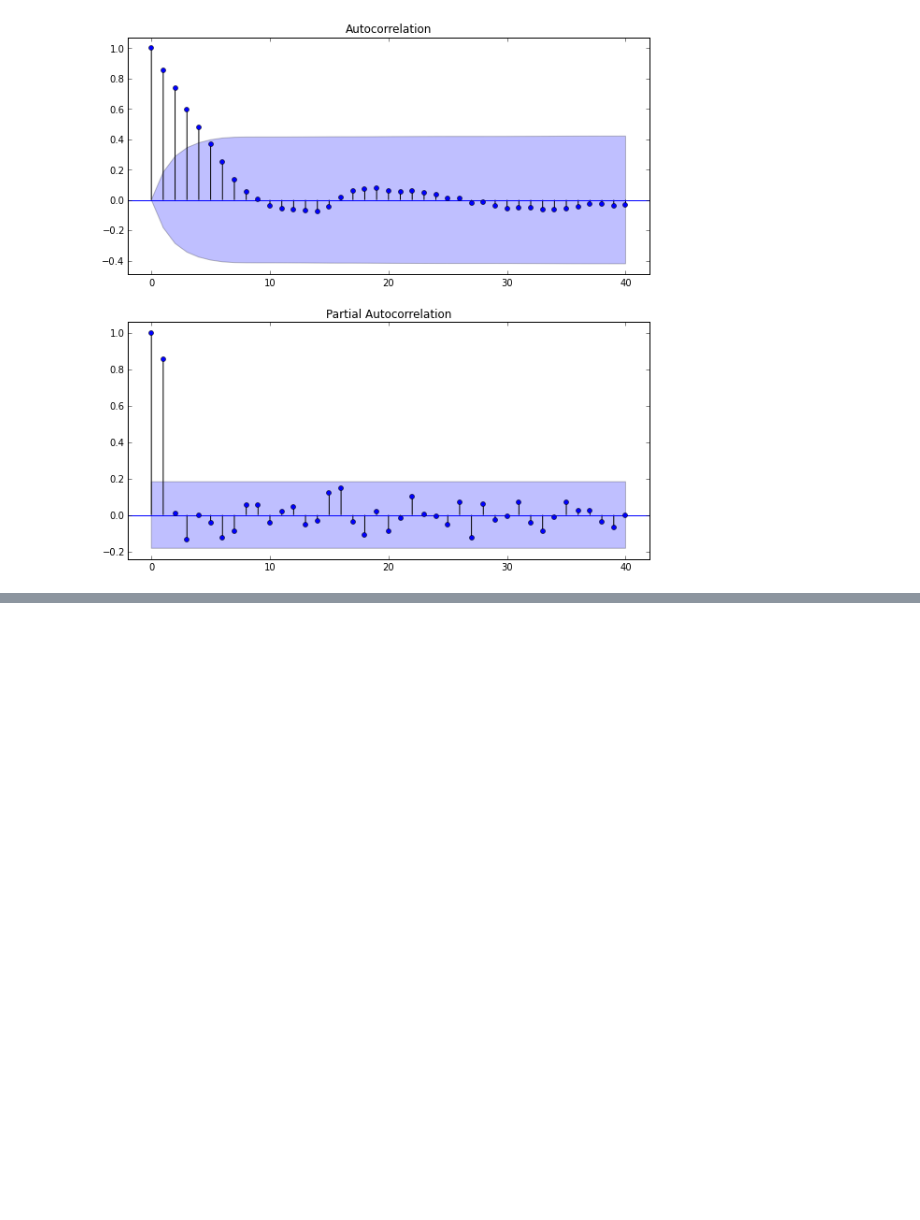
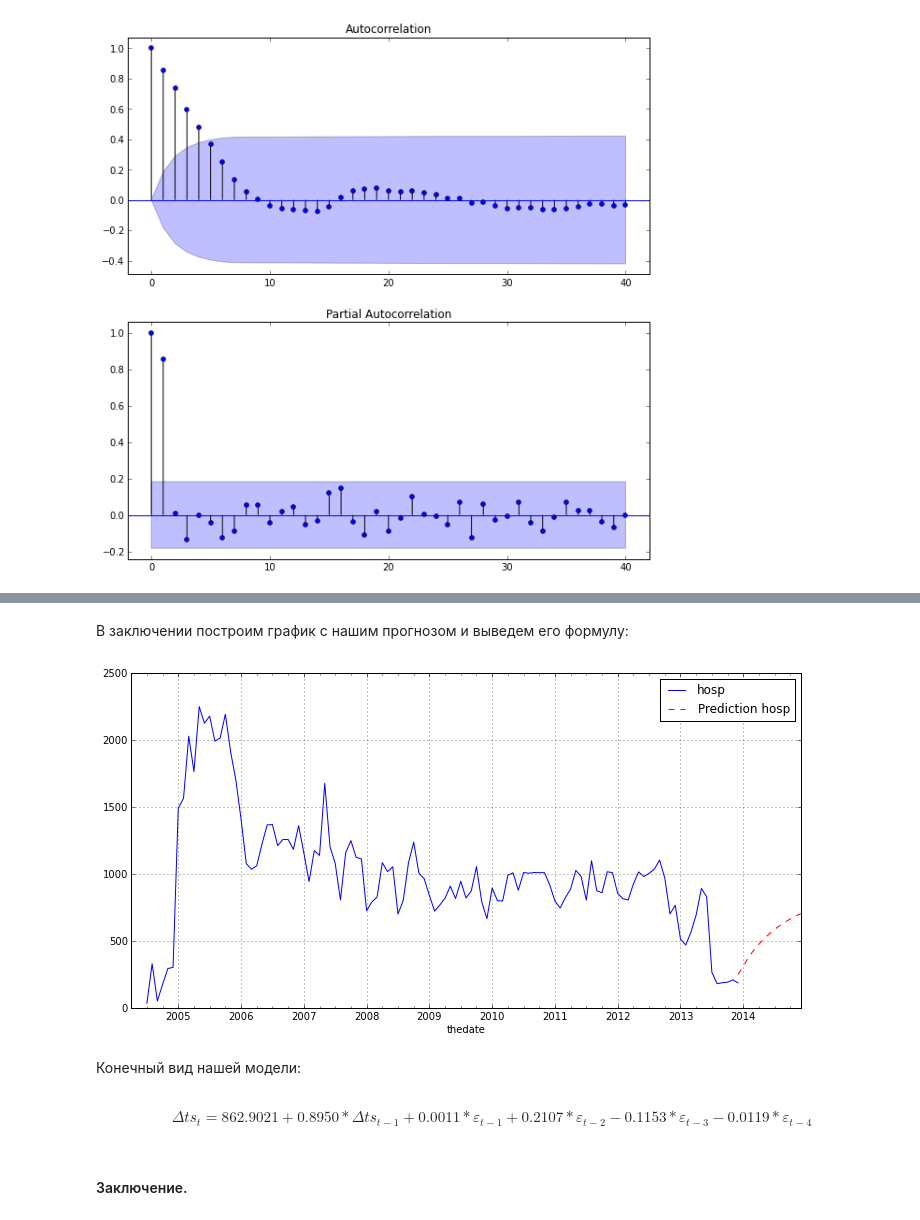
Before and after one commit to kuznetsovin/DataScience, a Jupyter notebook: MoscowHospDTP.ipynb, the cells around one changed output, grey strips where cells are left out. Saved outputs shown, nothing was run; the diff lists cells and outputs as text; code cells hidden in the pictures; blank space fills up the shorter version.

```diff
--- a/MoscowHospDTP.ipynb
+++ b/MoscowHospDTP.ipynb
@@ -16,6 +28,5 @@ from pandas.tseries.offsets import MonthEnd
 # %%
-dataset = read_csv('D:/tmp/timeseries-hosp.csv',
-                   #'http://hubofdata.ru/storage/f/2013-08-18T16%3A58%3A34.789Z/timeseries-hosp.csv',
+dataset = read_csv('http://hubofdata.ru/storage/f/2013-08-18T16%3A58%3A34.789Z/timeseries-hosp.csv',
                    '|',
                    index_col = ['thedate'],
                    usecols = ['thedate','hosp','hosp_children'],
@@ -63,0 +99,3 @@ stat_month.plot(figsize=(15,4))
+# %%
+ts = stat_month.hosp.dropna() #уберем все пустые значения из нашего ряда
+stats.durbin_watson(ts)
@@ -75,0 +142,2 @@ fig = graphics.tsa.plot_pacf(stat_month.hosp.dropna(), lags=40, ax=ax2)
+# %%
+arma_model = tsa.ARMA(ts, (1,4), freq='M').fit()
@@ -75,0 +146,2 @@ fig = graphics.tsa.plot_pacf(stat_month.hosp.dropna(), lags=40, ax=ax2)
+# %%
+pred = arma_model.predict('2013', '2014', dynamic=True)
@@ -75,0 +177,14 @@ fig = graphics.tsa.plot_pacf(stat_month.hosp.dropna(), lags=40, ax=ax2)
+# %% [markdown]
+В заключении построим график с нашим прогнозом и выведем его формулу:
+# %%
+ax = stat_month.hosp.plot(figsize=(12,6))
+ax = pred.plot(ax=ax, style='r--', label='Prediction hosp');
+ax.legend();
+# %% [output]
+[figure, added]
+# %% [markdown]
+Конечный вид нашей модели:
+# %% [markdown]
+$$\Delta ts_t = 862.9021 + 0.8950*\Delta ts_{t-1} + 0.0011*\varepsilon_{t-1}+0.2107*\varepsilon_{t-2}-0.1153*\varepsilon_{t-3}-0.0119*\varepsilon_{t-4}$$
+# %% [markdown]
+#### Заключение.
```
Also changed, not shown: parts of 45 cells of this notebook.
